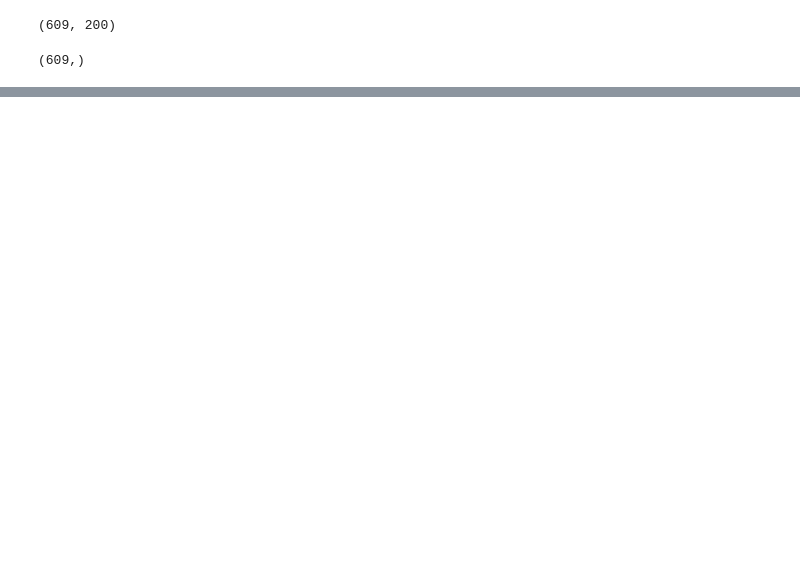
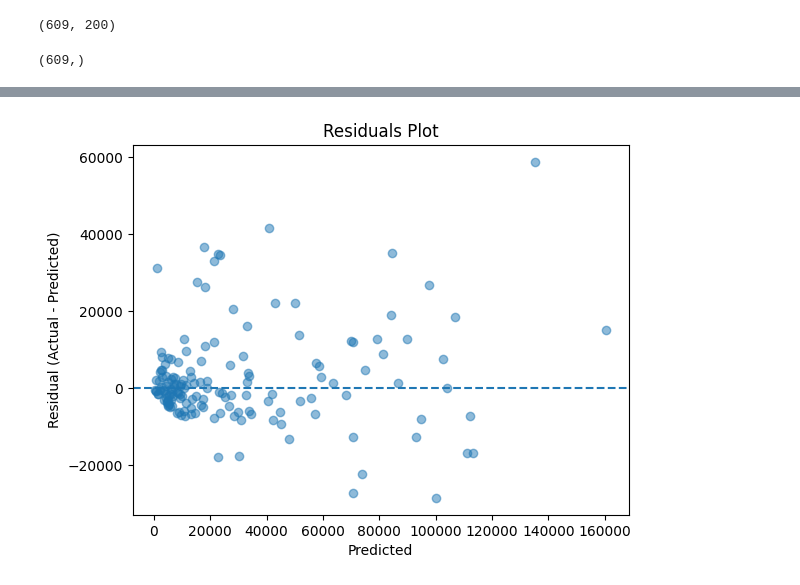
Before and after one commit to StephenC959/AGCensusPrediction, a Jupyter notebook: models/NeuralNetImproved.ipynb, the cells around one changed output, grey strips where cells are left out. Drawn from its saved outputs; the diff is of its cells as text; code cells hidden in the pictures; blank space fills up the shorter version.

```diff
--- a/models/NeuralNetImproved.ipynb
+++ b/models/NeuralNetImproved.ipynb
@@ -304,0 +349,11 @@ plt.show()
+# %%
+residuals = y_val - y_pred
+
+plt.scatter(y_pred, residuals, alpha=0.5)
+plt.axhline(0, linestyle='--')
+plt.xlabel("Predicted")
+plt.ylabel("Residual (Actual - Predicted)")
+plt.title("Residuals Plot")
+plt.show()
+# %% [output]
+[figure, added]
```
Also changed, not shown: parts of 11 cells of this notebook, 1 other file.
